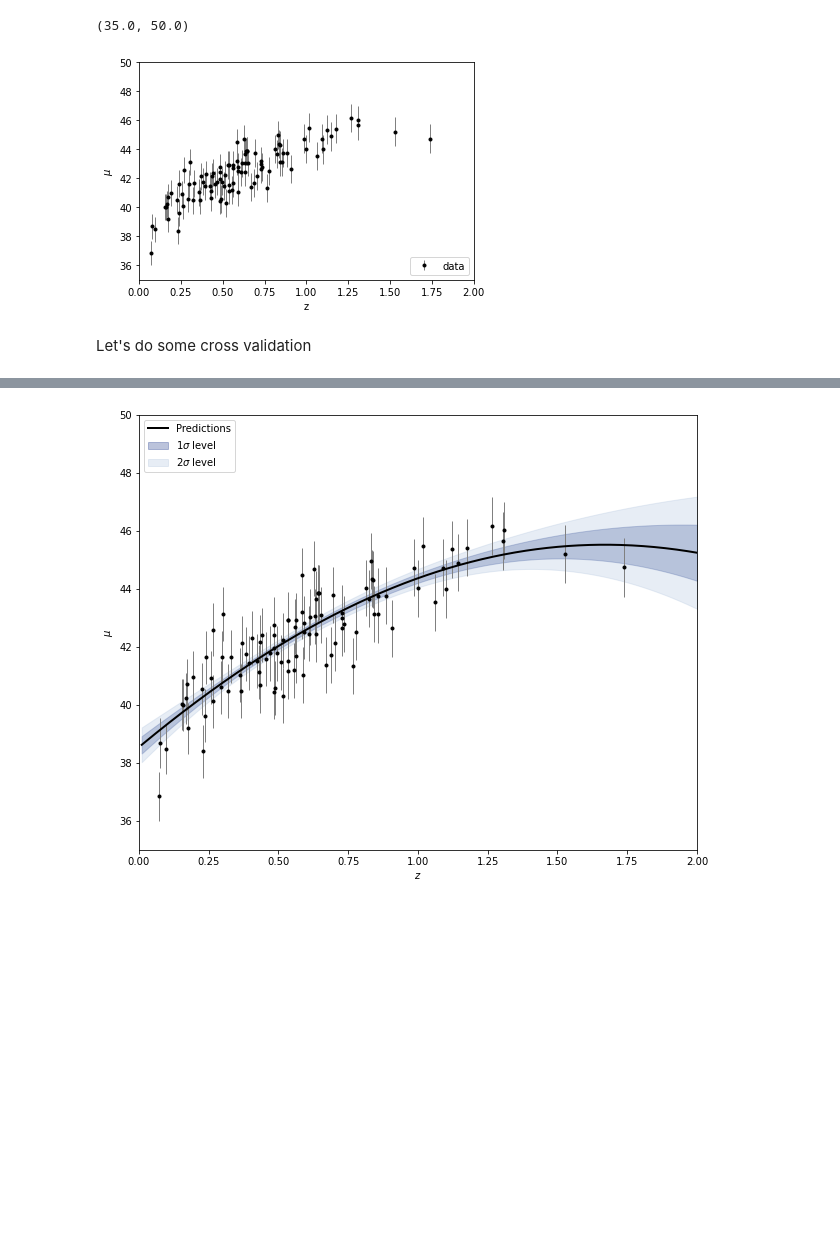
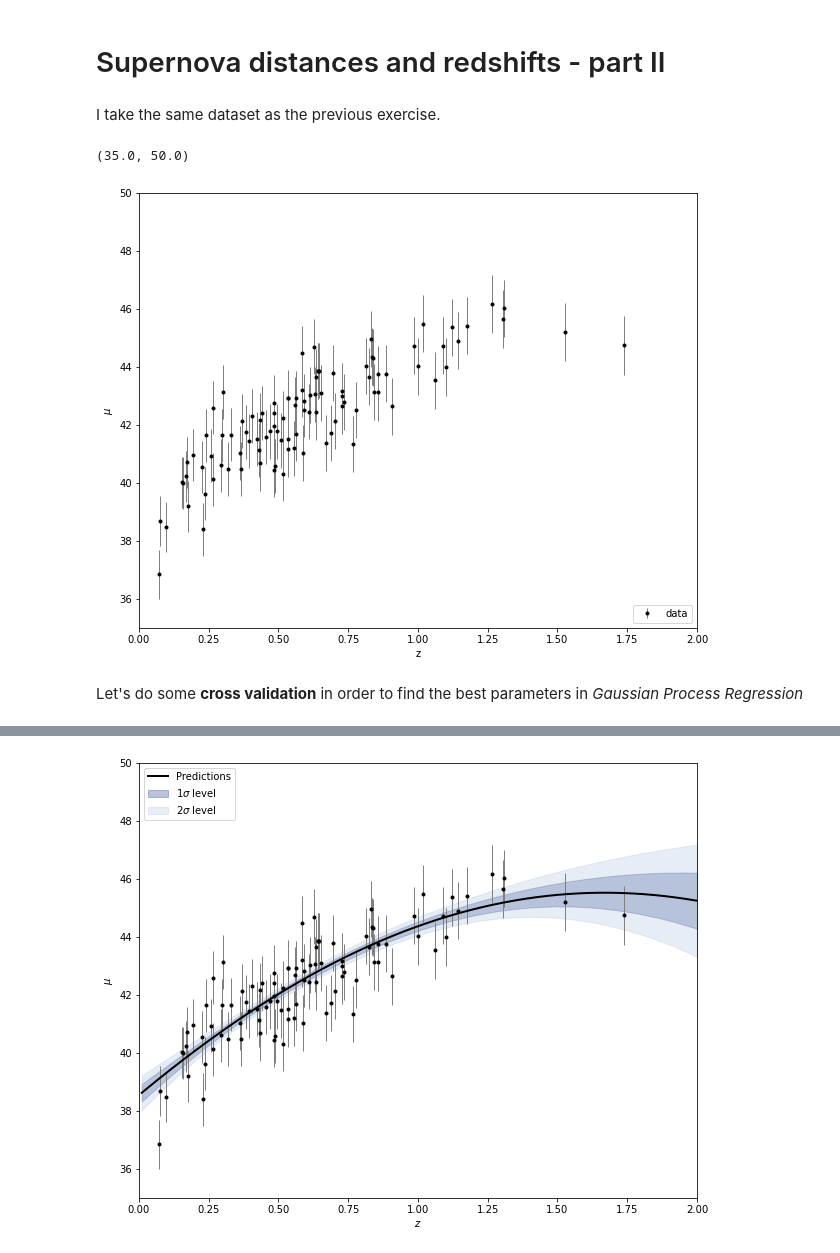
Before and after one commit to LorenzoVigan56/astrostatistics_bicocca_2024, a Jupyter notebook: working/L18_SupernovaDistances_II.ipynb, the cells around one changed output, grey strips where cells are left out. Drawn from its saved outputs; the diff is of its cells as text; code cells hidden in the pictures; blank space fills up the shorter version.

```diff
--- a/working/L18_SupernovaDistances_II.ipynb
+++ b/working/L18_SupernovaDistances_II.ipynb
@@ -1,3 +1,5 @@
+# %% [markdown]
+# Supernova distances and redshifts - part II
 # %%
 from matplotlib import pyplot as plt
 import numpy as np
@@ -5,20 +8,24 @@ from astropy.cosmology import LambdaCDM
+# %% [markdown]
+I take the same dataset as the previous exercise.
 # %%
 from astroML.datasets import generate_mu_z
 z_sample, mu_sample, dmu = generate_mu_z(100, random_state=1234)
+
+fig = plt.figure(figsize=(10, 8))
 
 plt.errorbar(z_sample, mu_sample, dmu, fmt='.k', ecolor='gray', lw=1,label='data')
 plt.xlabel("z")
 plt.ylabel("$\mu$")
 plt.legend(loc='lower right')
 plt.xlim(0,2)
 plt.ylim(35,50)
 # %% [output]
 (35.0, 50.0)
-[figure, old version]
+[figure, new version]
 # %%
 z = np.linspace(0.01, 2, 1000)
 # %% [markdown]
-Let's do some cross validation
+Let's do some **cross validation** in order to find the best parameters in *Gaussian Process Regression*
 # %%
 from sklearn.model_selection import train_test_split
 
```
Also changed, not shown: parts of 56 cells of this notebook, 6 other files.
